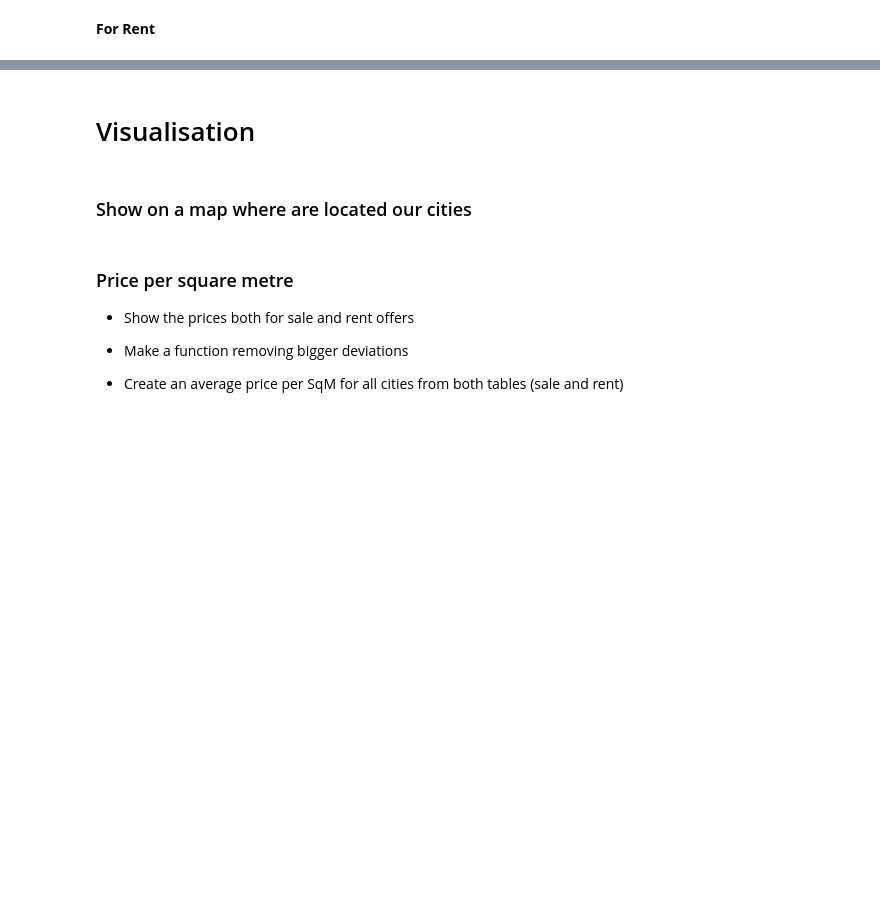
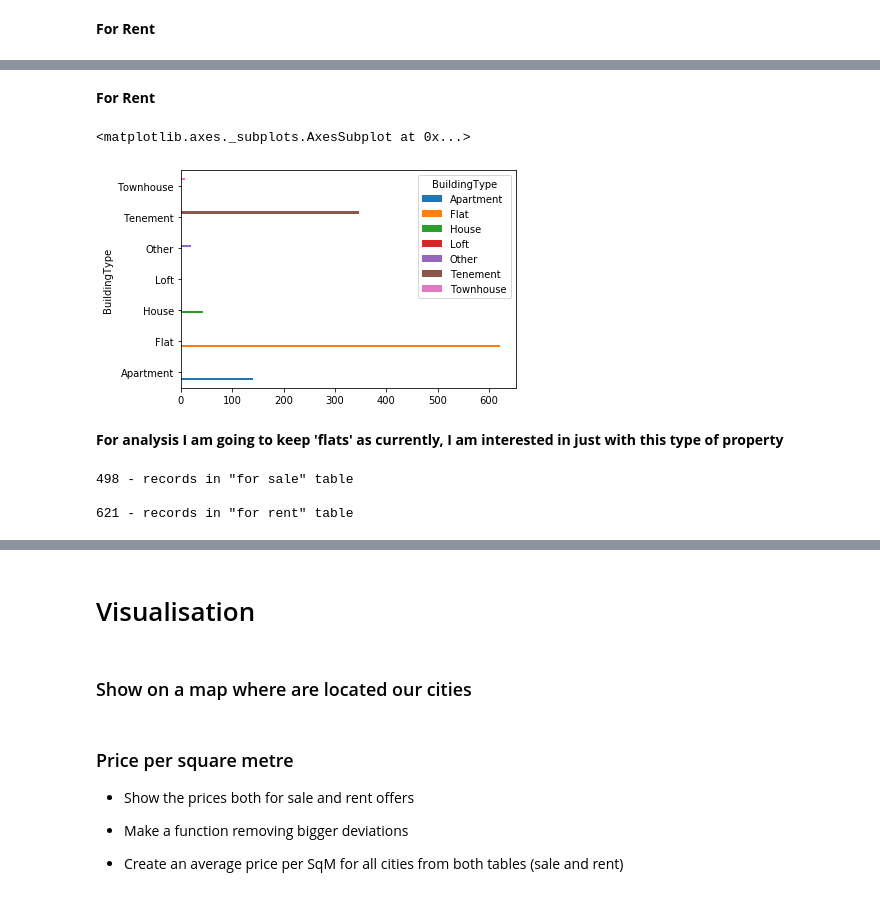
Before and after one commit to mborycki/Silesian_Real_Estate_Market, a Jupyter notebook: Real_Estate_Market_Analyzing.ipynb, the cells around one changed output, grey strips where cells are left out. Drawn from its saved outputs; the diff is of its cells as text; code cells hidden in the pictures; blank space fills up the shorter version.

```diff
--- a/Real_Estate_Market_Analyzing.ipynb
+++ b/Real_Estate_Market_Analyzing.ipynb
@@ -274,0 +556,9 @@ df_rent.describe()
+# %% [markdown]
+**For Rent**
+# %%
+df_rent.groupby('BuildingType')['BuildingType'].value_counts().unstack().plot.barh()
+# %% [output]
+<matplotlib.axes._subplots.AxesSubplot at 0x...>
+[figure, added]
+# %% [markdown]
+**For analysis I am going to keep 'flats' as currently, I am interested in just with this type of property**
@@ -274,0 +572,7 @@ df_rent.describe()
+# %%
+print(f'{len(df_sale2)} - records in "for sale" table \n')
+print(f'{len(df_rent2)} - records in "for rent" table')
+# %% [output]
+498 - records in "for sale" table
+
+621 - records in "for rent" table
```
Also changed, not shown: parts of 61 cells of this notebook.
